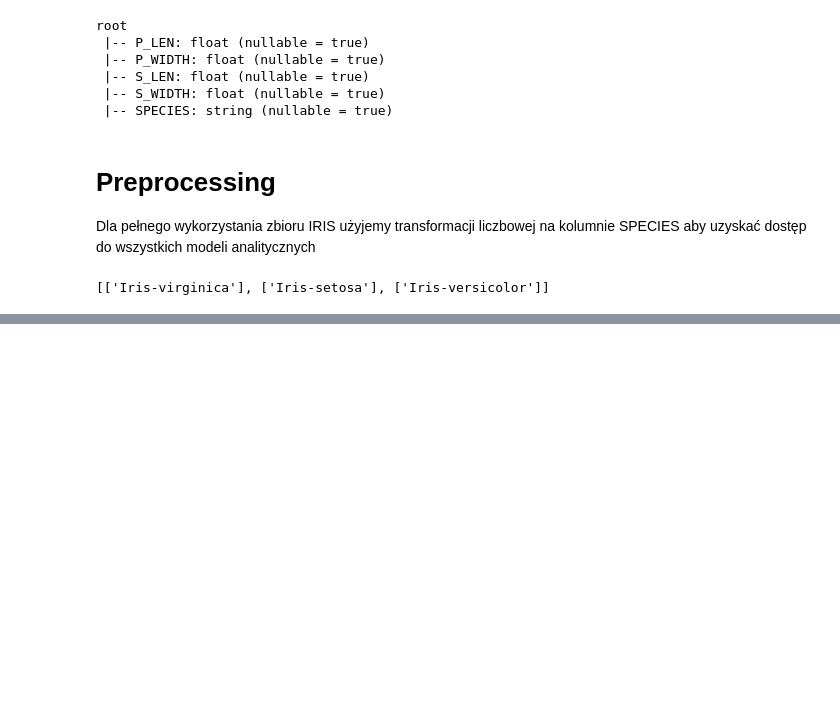
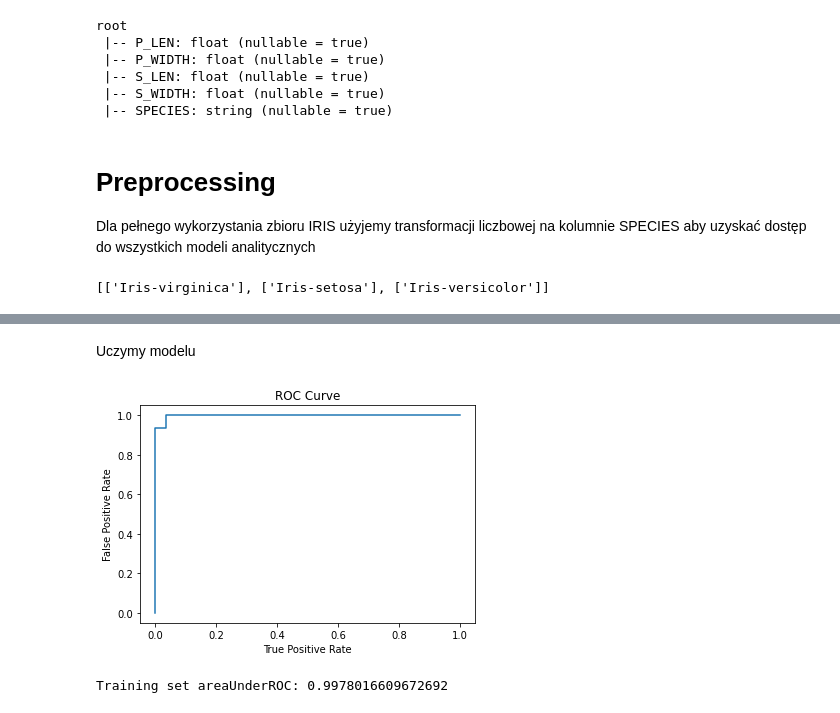
Before and after one commit to PiotrMaciejKowalski/kurs-analiza-danych-2022, a Jupyter notebook: Tydzień 6/MLlib.ipynb, the cells around one changed output, grey strips where cells are left out. Drawn from its saved outputs; the diff is of its cells as text; code cells hidden in the pictures; blank space fills up the shorter version.

```diff
--- a/Tydzień 6/MLlib.ipynb
+++ b/Tydzień 6/MLlib.ipynb
@@ -174,0 +200,15 @@ root
+# %%
+from pyspark.sql.functions import col
+from pyspark.ml import Pipeline
+
+pipeline = Pipeline(stages = stages)
+
+pipelineModel = pipeline.fit(iris_dataset)
+iris_training_ready = (
+    pipelineModel
+    .transform(iris_dataset)
+    .withColumn('labels', col('Iris-virginica'))
+    .select('labels', 'features')
+)
+
+iris_training_ready.limit(5).toPandas()
@@ -174,0 +224,3 @@ root
+# %%
+train, test = iris_training_ready.randomSplit([0.9, 0.1])
+train.limit(5).toPandas()
@@ -174,0 +248,23 @@ root
+# %%
+from pyspark.ml.classification import LogisticRegression
+
+model = LogisticRegression(featuresCol = 'features', labelCol = 'labels', maxIter = 10)
+# %% [markdown]
+Uczymy modelu
+# %%
+trained_model = model.fit(train)
+# %%
+from matplotlib import pyplot as plt
+
+trainingSummary = trained_model.summary
+roc = trainingSummary.roc.toPandas()
+plt.plot(roc['FPR'],roc['TPR'])
+plt.ylabel('False Positive Rate')
+plt.xlabel('True Positive Rate')
+plt.title('ROC Curve')
+plt.show()
+
+print('Training set areaUnderROC: ' + str(trainingSummary.areaUnderROC))
+# %% [output]
+[figure, added]
+Training set areaUnderROC: 0.9978016609672692
```
Also changed, not shown: parts of 21 cells of this notebook.
